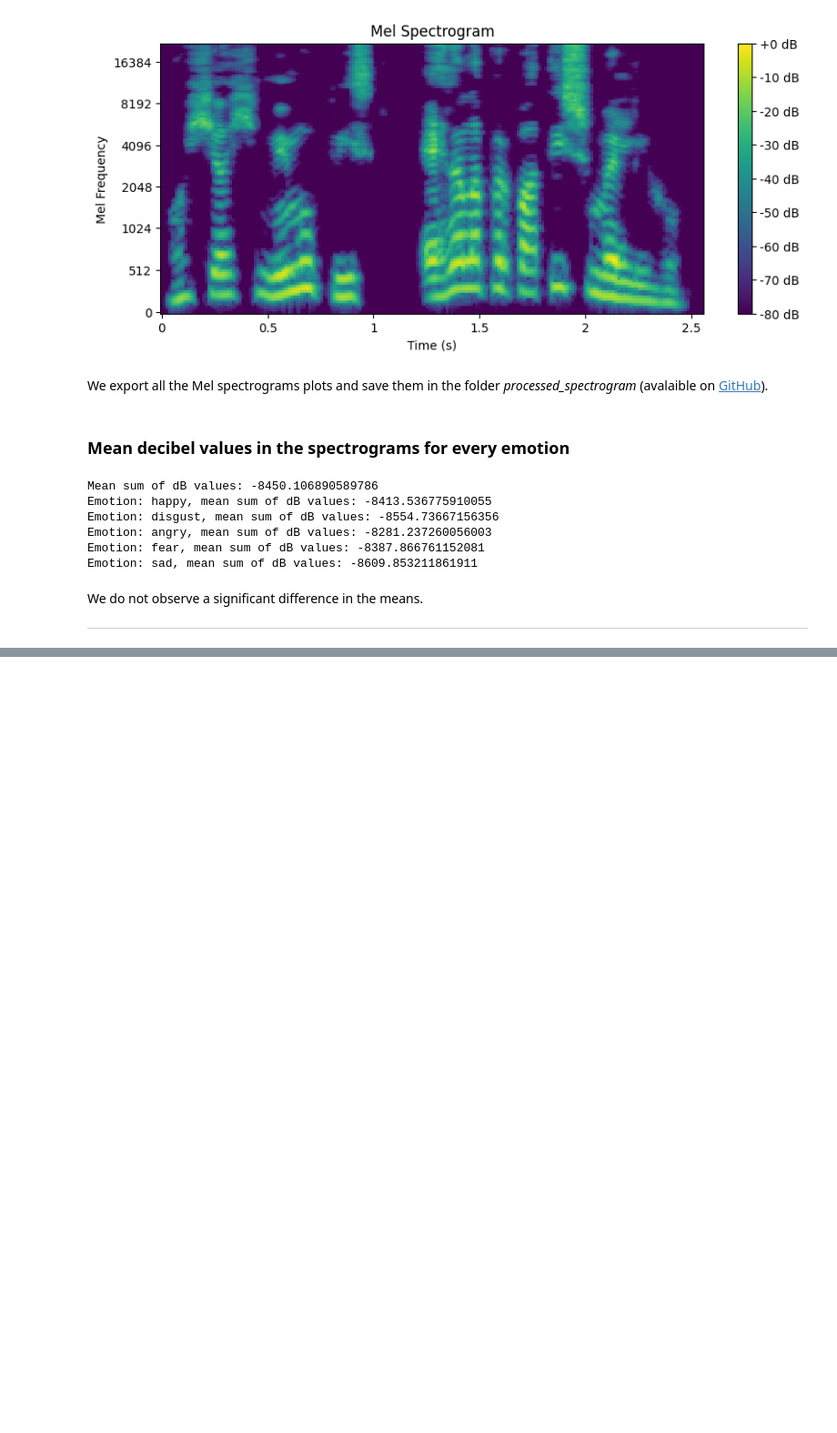
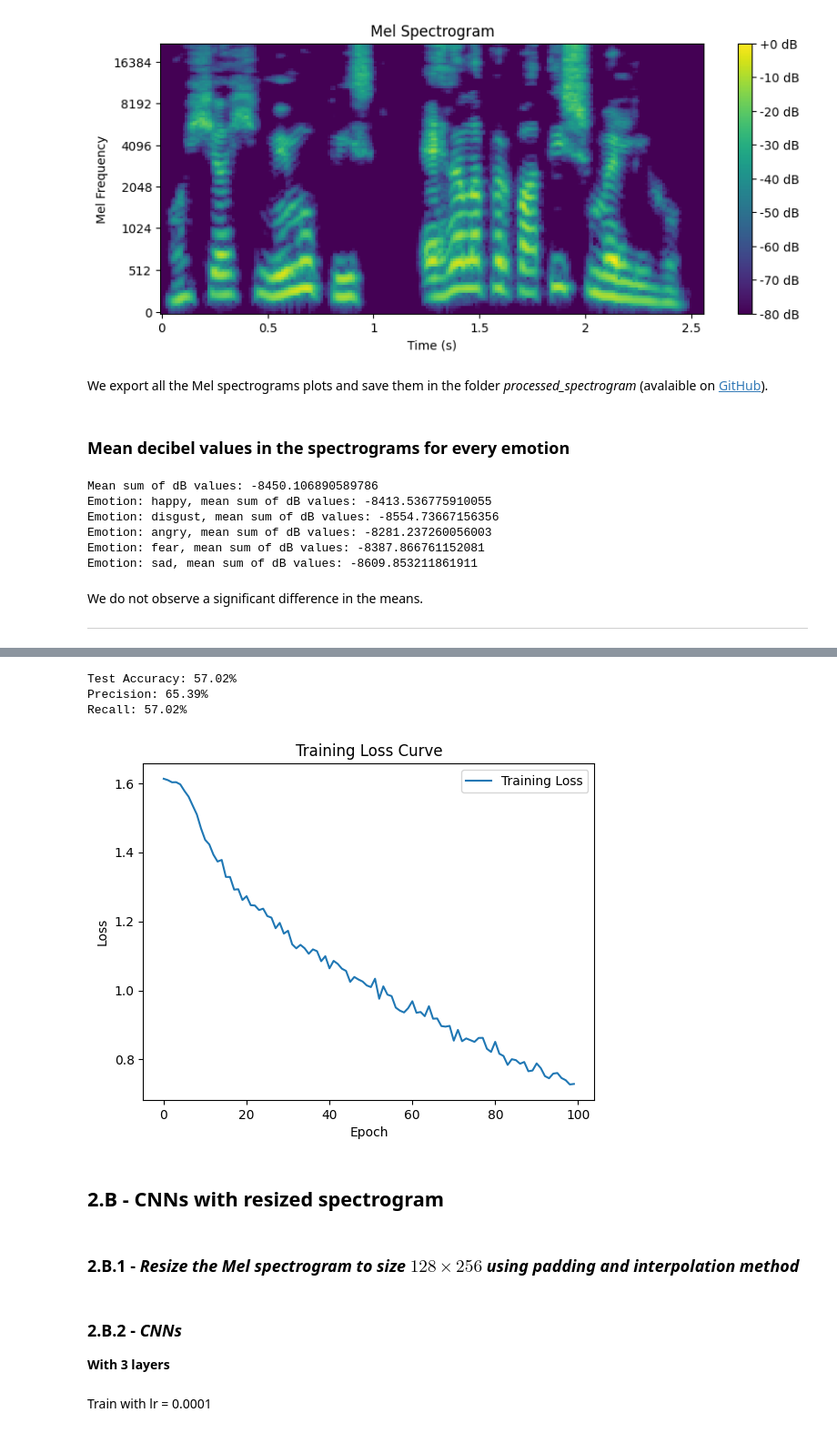
Before and after one commit to SigurdST/emotion_recognition, a Jupyter notebook: notebook.ipynb, the cells around one changed output, grey strips where cells are left out. Shown: that part at 91% size. Saved outputs shown, nothing was run; the diff lists cells and outputs as text; code cells hidden in the pictures; blank space fills up the shorter version.

Commit message:
resized spectro

```diff
--- a/notebook.ipynb
+++ b/notebook.ipynb
@@ -498,0 +647,3 @@ plt.show()
+# %%
+model_bs1_4lay = EmotionCNN4lay(num_classes=num_classes)
+train_losses = train_model(model_bs1_4lay, train_loader, 0.0001, 100)
@@ -498,0 +668,11 @@ plt.show()
+# %%
+eval_and_plot(model_bs1_4lay, test_loader, train_losses)
+# %% [output]
+Test Accuracy: 57.02%
+Precision: 65.39%
+Recall: 57.02%
+[figure, added]
+# %% [markdown]
+## 2.B - **CNNs with resized spectrogram**
+# %% [markdown]
+### 2.B.1 - *Resize the Mel spectrogram to size $128\times256$ using padding and interpolation method*
@@ -498,0 +724,4 @@ plt.show()
+# %% [markdown]
+### 2.B.2 - *CNNs*
+
+**With 3 layers**
@@ -498,0 +755,2 @@ plt.show()
+# %% [markdown]
+Train with lr = 0.0001
```
Also changed, not shown: parts of 52 cells of this notebook, 1 other file.
